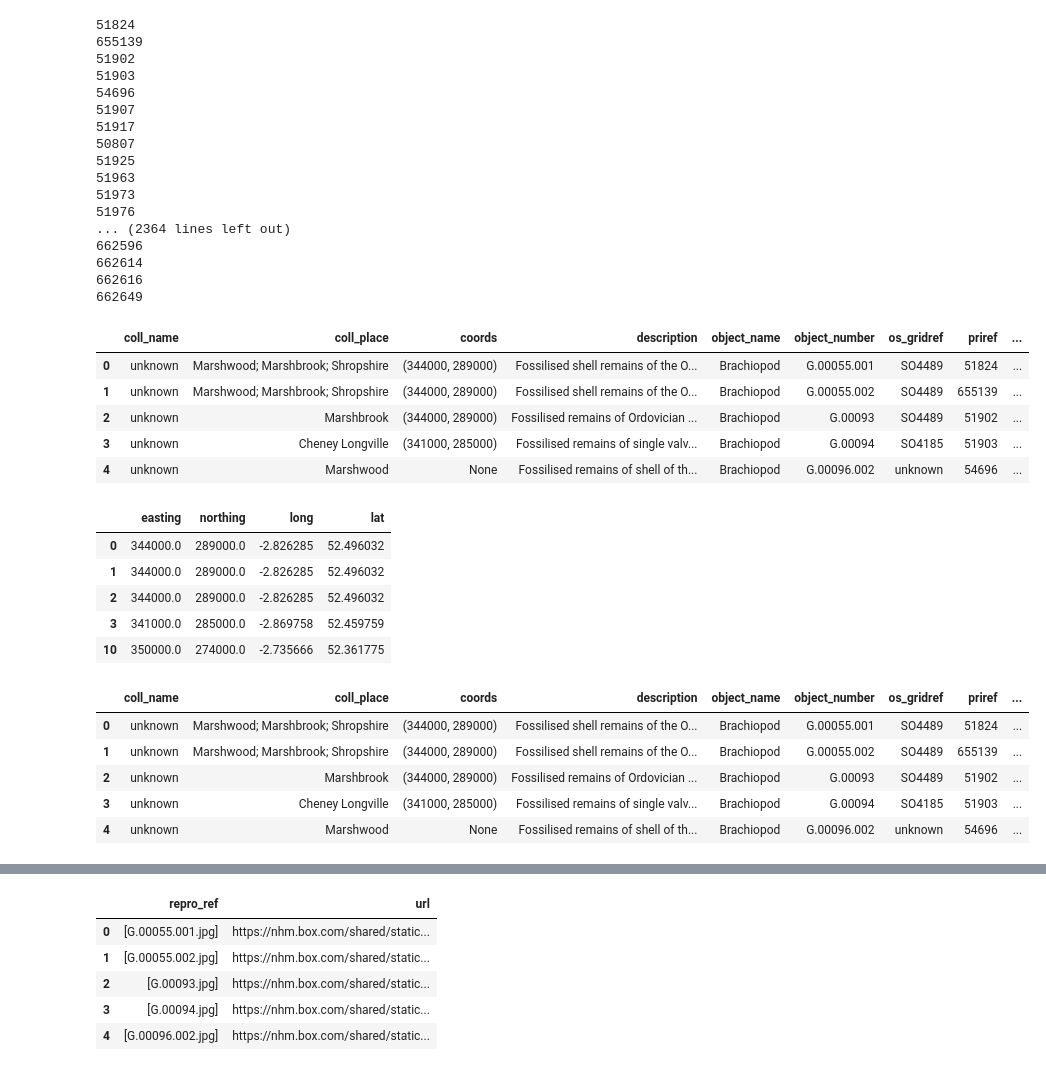
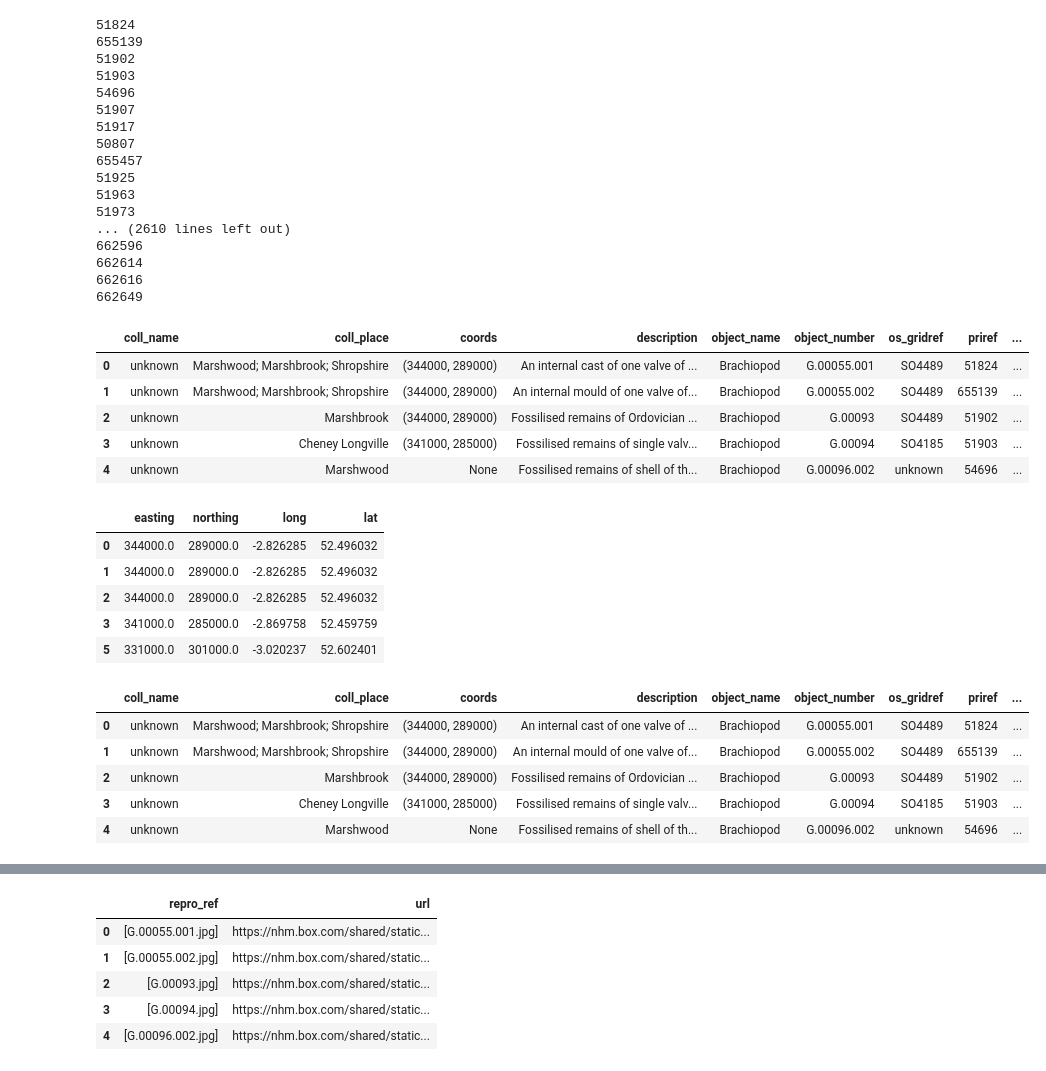
Before and after one commit to essvee/ludlow, a Jupyter notebook: LudlowFossils.ipynb, the cells around one changed output, grey strips where cells are left out. Cells and saved outputs as stored; diff of their text form; code cells hidden in the pictures.

```diff
--- a/LudlowFossils.ipynb
+++ b/LudlowFossils.ipynb
@@ -8,6 +8,8 @@ Parses filepath (may be string or list) to get the image filename(s).
 Returns list of filenames.
 """
 def parse_repro(repro_ref):
+    if repro_ref == None:
+        return "No filename"
     if type(repro_ref) is str:
         repro_ref = [repro_ref]
 
@@ -98,7 +100,7 @@ for n in adlib_records:
     print(n['priref'][0])
     results.append({
         'priref': n['priref'][0],
-        'repro_ref': parse_repro(n['reproduction.reference']),
+        'repro_ref': parse_repro(n.get('reproduction.reference')),
         'object_number': n['object_number'],
         'object_name': parse_list(n.get('object_name')),
         'os_gridref': n.get('field_coll.gridref', 'unknown'),
@@ -106,37 +108,37 @@ for n in adlib_records:
         'strat_type': parse_stratigraphy_type(n.get('stratigraphy.type')),
         'taxonomy': parse_list(n.get('taxonomy.scientific_name')),
         'description': n['description'],
         'coll_name': parse_list(n.get('field_coll.name')),
         'coll_place': parse_list(n.get('field_coll.place')),
         'coords': british2xy(n.get('field_coll.gridref', 'unknown'))
     })
 
 df = pd.DataFrame(results)
 
 # Split coordinate tuple into easting + northing
 df[['easting', 'northing']] = df['coords'].apply(pd.Series)
 df.head()
 # %% [output]
 51824
 655139
 51902
 51903
 54696
 51907
 51917
 50807
+655457
 51925
 51963
 51973
-51976
-... (2364 lines left out)
+... (2610 lines left out)
 662596
 662614
 662616
 662649
 |  | coll_name | coll_place | coords | description | object_name | object_number | os_gridref | priref | ... |
-| 0 | unknown | Marshwood; Marshbrook; Shropshire | (344000, 289000) | Fossilised shell remains of the O... | Brachiopod | G.00055.001 | SO4489 | 51824 | ... |
-| 1 | unknown | Marshwood; Marshbrook; Shropshire | (344000, 289000) | Fossilised shell remains of the O... | Brachiopod | G.00055.002 | SO4489 | 655139 | ... |
+| 0 | unknown | Marshwood; Marshbrook; Shropshire | (344000, 289000) | An internal cast of one valve of ... | Brachiopod | G.00055.001 | SO4489 | 51824 | ... |
+| 1 | unknown | Marshwood; Marshbrook; Shropshire | (344000, 289000) | An internal mould of one valve of... | Brachiopod | G.00055.002 | SO4489 | 655139 | ... |
 | 2 | unknown | Marshbrook | (344000, 289000) | Fossilised remains of Ordovician ... | Brachiopod | G.00093 | SO4489 | 51902 | ... |
 | 3 | unknown | Cheney Longville | (341000, 285000) | Fossilised remains of single valv... | Brachiopod | G.00094 | SO4185 | 51903 | ... |
 | 4 | unknown | Marshwood | None | Fossilised remains of shell of th... | Brachiopod | G.00096.002 | unknown | 54696 | ... |
@@ -155,7 +157,7 @@ copy.head()
 | 1 | 344000.0 | 289000.0 | -2.826285 | 52.496032 |
 | 2 | 344000.0 | 289000.0 | -2.826285 | 52.496032 |
 | 3 | 341000.0 | 285000.0 | -2.869758 | 52.459759 |
-| 10 | 350000.0 | 274000.0 | -2.735666 | 52.361775 |
+| 5 | 331000.0 | 301000.0 | -3.020237 | 52.602401 |
 # %%
 # Stitch latlong back onto the main df and add a dummy column before retrieving image urls
 df['lat'] = pd.Series(copy['lat'], index=df.index)
@@ -165,8 +167,8 @@ df['url'] = 'NaN'
 df.head()
 # %% [output]
 |  | coll_name | coll_place | coords | description | object_name | object_number | os_gridref | priref | ... |
-| 0 | unknown | Marshwood; Marshbrook; Shropshire | (344000, 289000) | Fossilised shell remains of the O... | Brachiopod | G.00055.001 | SO4489 | 51824 | ... |
-| 1 | unknown | Marshwood; Marshbrook; Shropshire | (344000, 289000) | Fossilised shell remains of the O... | Brachiopod | G.00055.002 | SO4489 | 655139 | ... |
+| 0 | unknown | Marshwood; Marshbrook; Shropshire | (344000, 289000) | An internal cast of one valve of ... | Brachiopod | G.00055.001 | SO4489 | 51824 | ... |
+| 1 | unknown | Marshwood; Marshbrook; Shropshire | (344000, 289000) | An internal mould of one valve of... | Brachiopod | G.00055.002 | SO4489 | 655139 | ... |
 | 2 | unknown | Marshbrook | (344000, 289000) | Fossilised remains of Ordovician ... | Brachiopod | G.00093 | SO4489 | 51902 | ... |
 | 3 | unknown | Cheney Longville | (341000, 285000) | Fossilised remains of single valv... | Brachiopod | G.00094 | SO4185 | 51903 | ... |
 | 4 | unknown | Marshwood | None | Fossilised remains of shell of th... | Brachiopod | G.00096.002 | unknown | 54696 | ... |
```
Also changed, not shown: parts of 1 cell of this notebook.
